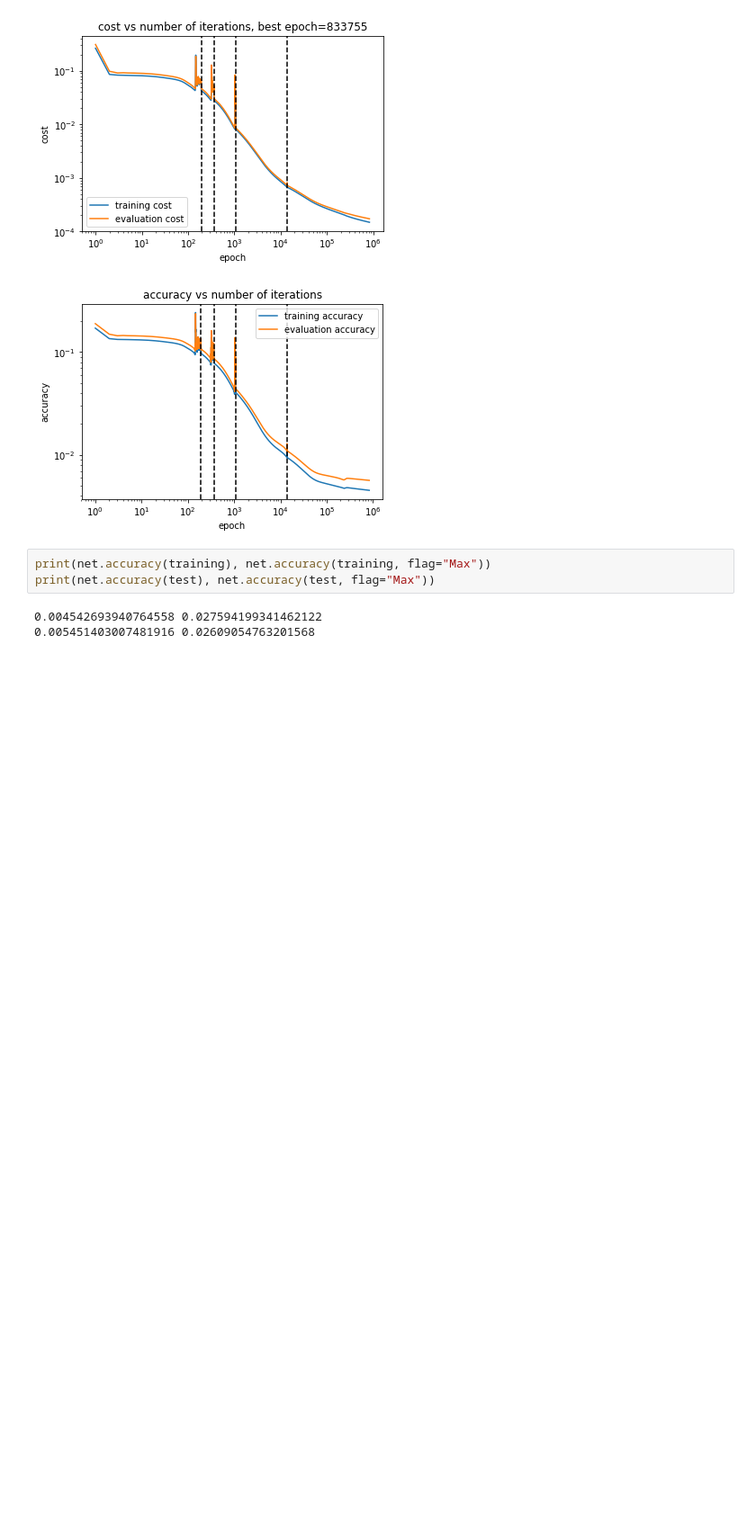
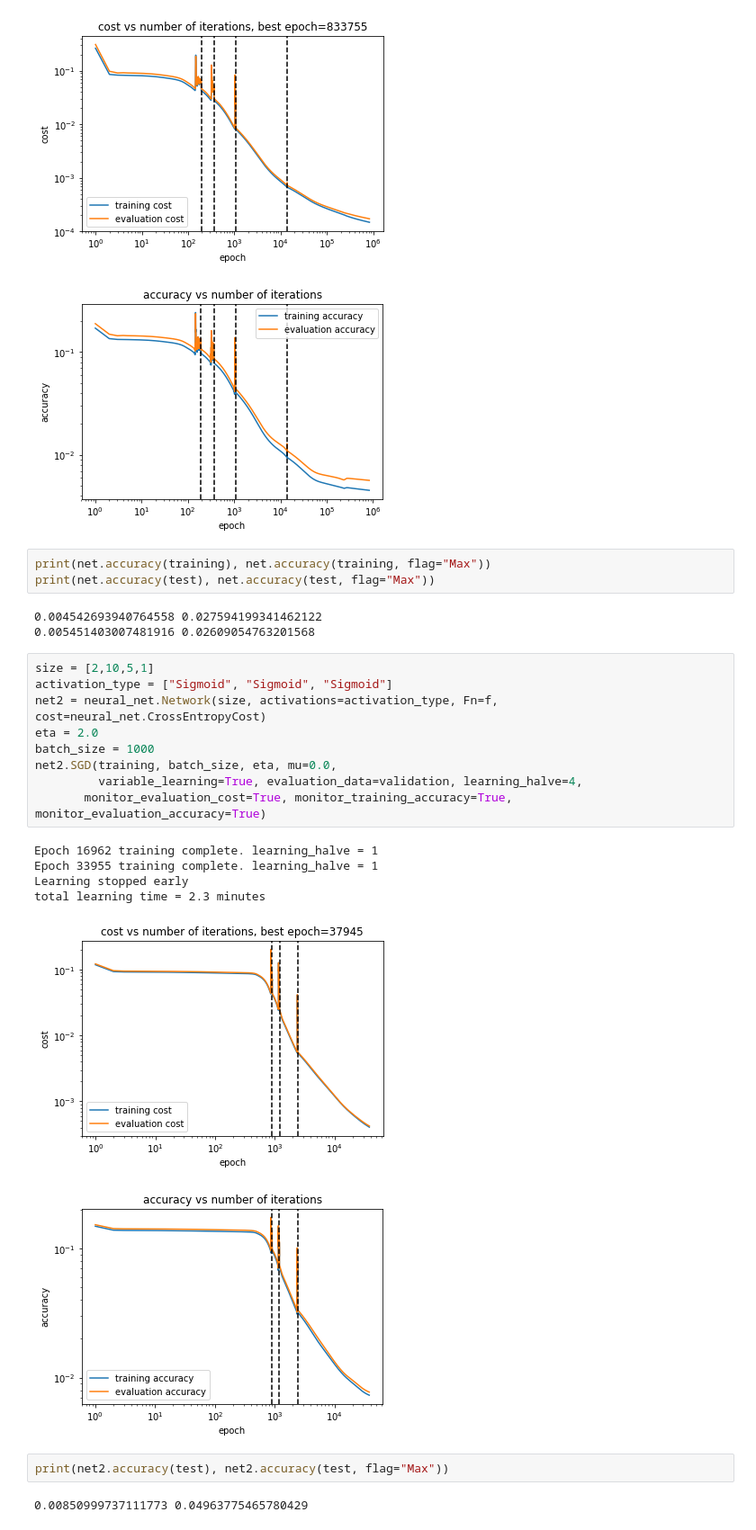
Before and after one commit to MehdiSaravani/nn-mf, a Jupyter notebook: EU_option.ipynb, the cells around one changed output. Shown at 90% size. Saved outputs shown, nothing was run; the diff lists cells and outputs as text; blank space fills up the shorter version.

Commit message:
an example of EU call with 1% accuracy

```diff
--- a/EU_option.ipynb
+++ b/EU_option.ipynb
@@ -49,3 +49,23 @@ print(net.accuracy(test), net.accuracy(test, flag="Max"))
 # %% [output]
 0.004542693940764558 0.027594199341462122
 0.005451403007481916 0.02609054763201568
+# %%
+size = [2,10,5,1]
+activation_type = ["Sigmoid", "Sigmoid", "Sigmoid"]
+net2 = neural_net.Network(size, activations=activation_type, Fn=f, cost=neural_net.CrossEntropyCost)
+eta = 2.0
+batch_size = 1000
+net2.SGD(training, batch_size, eta, mu=0.0,
+         variable_learning=True, evaluation_data=validation, learning_halve=4,
+       monitor_evaluation_cost=True, monitor_training_accuracy=True, monitor_evaluation_accuracy=True)
+# %% [output]
+Epoch 16962 training complete. learning_halve = 1
+Epoch 33955 training complete. learning_halve = 1
+Learning stopped early
+total learning time = 2.3 minutes
+[figure, added]
+[figure, added]
+# %%
+print(net2.accuracy(test), net2.accuracy(test, flag="Max"))
+# %% [output]
+0.00850999737111773 0.04963775465780429
```
